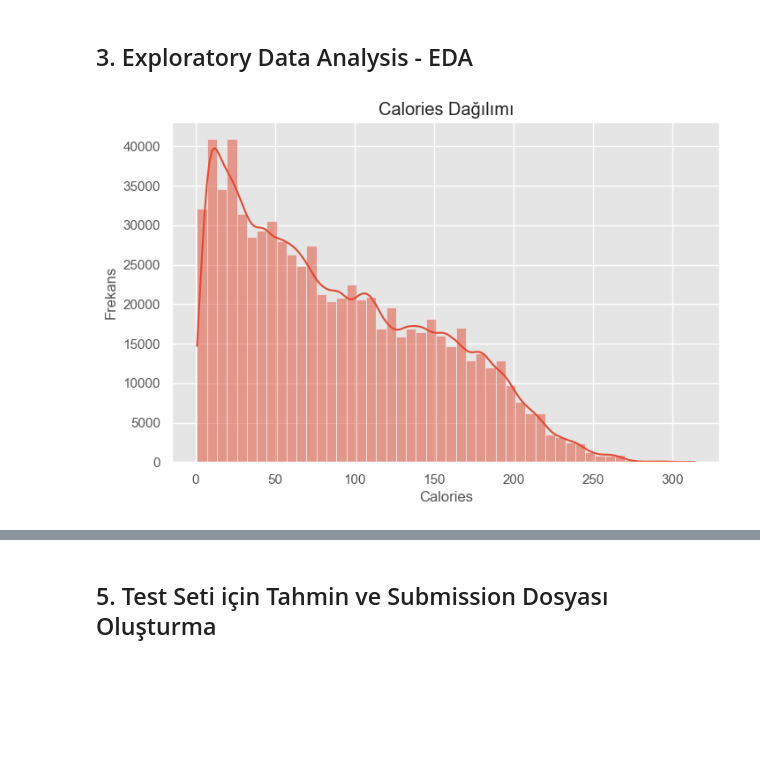
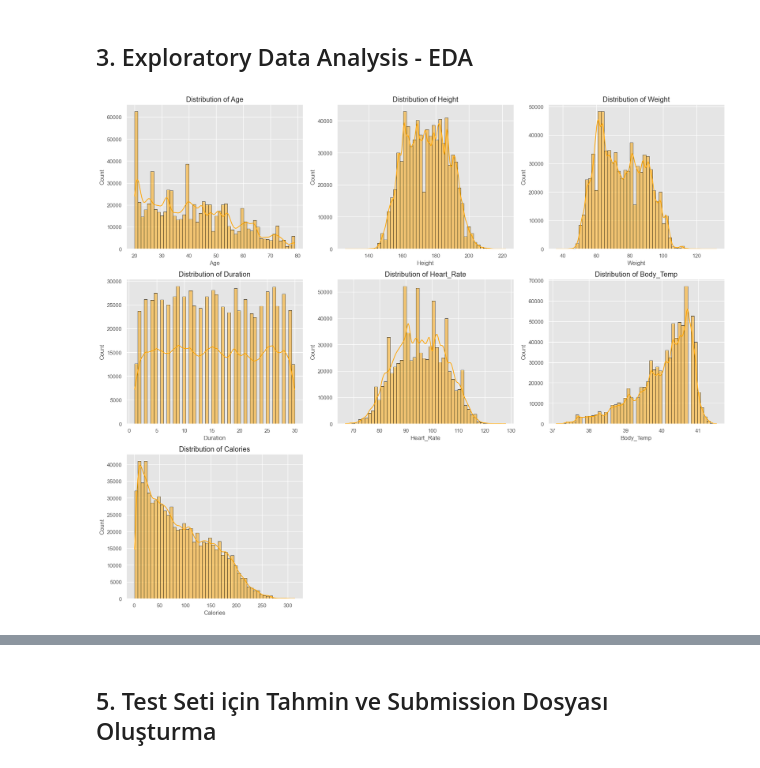
Before and after one commit to Muhammed-Mustafa-Dastan/Kaggle_Competition, a Jupyter notebook: Predict Calorie Expenditure/calorie_prediction.ipynb, the cells around one changed output, grey strips where cells are left out. Cells and saved outputs as stored; diff of their text form; code cells hidden in the pictures; blank space fills up the shorter version.

```diff
--- a/Predict Calorie Expenditure/calorie_prediction.ipynb
+++ b/Predict Calorie Expenditure/calorie_prediction.ipynb
@@ -108,12 +108,23 @@ display(train_df.describe().T[['min', 'max']])
 | Calories | 1.0 | 314.0 |
 # %% [markdown]
 ## 3. Exploratory Data Analysis - EDA
-# %%
-plt.figure(figsize=(8, 5))
-sns.histplot(train_df['Calories'], bins=50, kde=True)
-plt.title("Calories Dağılımı")
-plt.xlabel("Calories")
-plt.ylabel("Frekans")
-plt.show()
-# %% [output]
-[figure, removed]
+# %%
+import matplotlib.pyplot as plt
+import seaborn as sns
+
+# List of numeric features (excluding 'id' and 'Calories' for now)
+numeric_features = ['Age', 'Height', 'Weight', 'Duration', 'Heart_Rate', 'Body_Temp', 'Calories']
+
+# Create subplots
+plt.figure(figsize=(18, 15))
+for i, feature in enumerate(numeric_features):
+    plt.subplot(3, 3, i+1)
+    sns.histplot(train_df[feature], kde=True, bins=50, color='orange', edgecolor='black')
+    plt.title(f"Distribution of {feature}")
+    plt.xlabel(feature)
+    plt.ylabel("Count")
+
+plt.tight_layout()
+plt.show()
+# %% [output]
+[figure, added]
```
Also changed, not shown: parts of 9 cells of this notebook.
